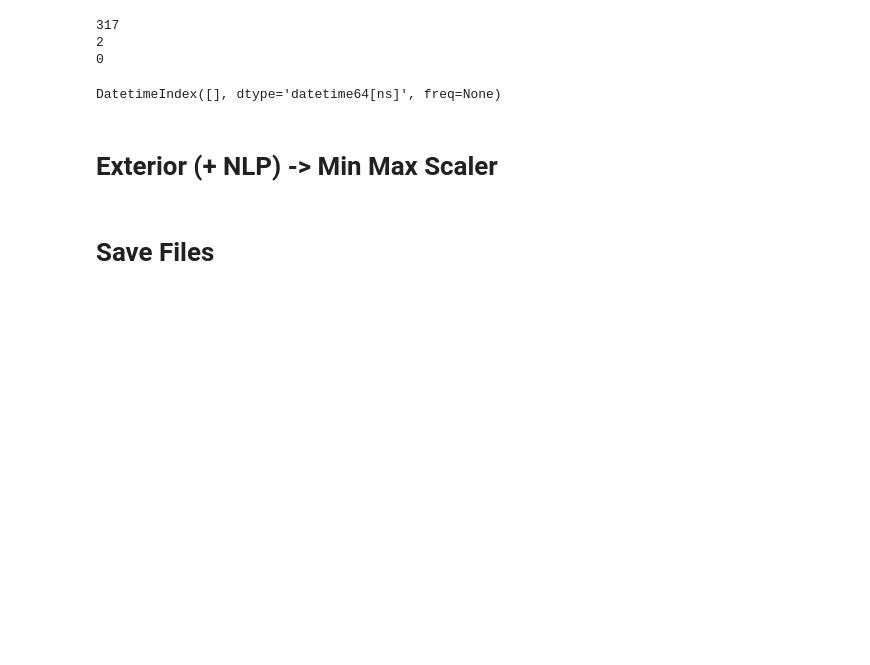
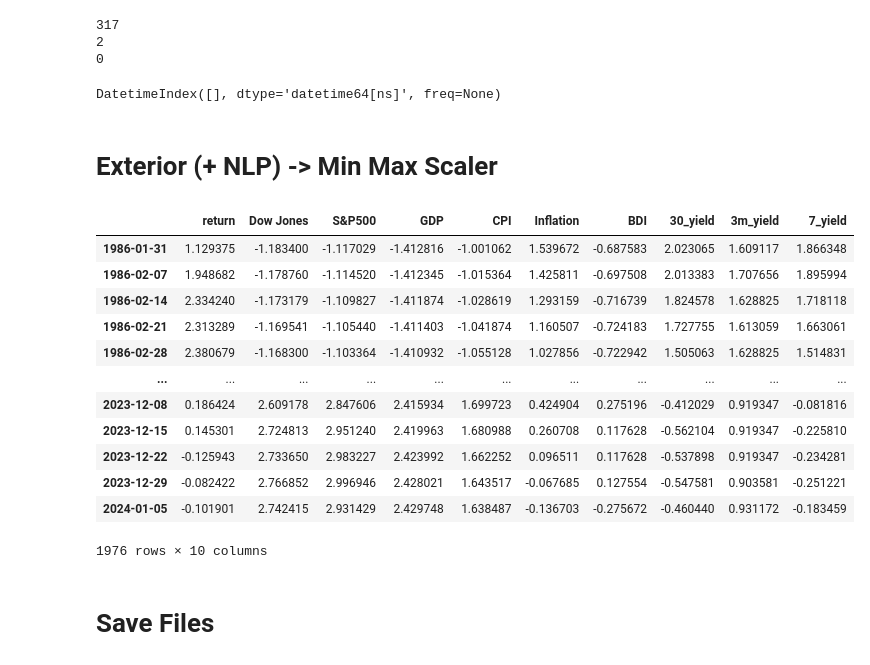
Before and after one commit to kimjuhwan1234/Volatility_Forecasting, a Jupyter notebook: preprocessing.ipynb, the cells around one changed output. Drawn from its saved outputs; the diff is of its cells as text; code cells hidden in the pictures; blank space fills up the shorter version.

```diff
--- a/preprocessing.ipynb
+++ b/preprocessing.ipynb
@@ -668,7 +672,7 @@ test.index = pd.DatetimeIndex(test.index)
 # %%
 concat_list = []
 for i, vol in enumerate(vol_list):
-    concat_list.append(pd.concat([vol, test[['Dow Jones']]], axis=1))
+    concat_list.append(pd.concat([vol, test], axis=1))
     concat_list[i] = concat_list[i].dropna()
 # %%
 from sklearn.preprocessing import StandardScaler
@@ -688,6 +692,22 @@ pca_df = pd.DataFrame(data=X_pca, columns=[f'PCA_{i + 1}' for i in range(X_pca.s
 scaled_test = pd.concat([scaled_test.iloc[:, 0], pca_df], axis=1)
 # %%
 concat_list[4] = scaled_test
+# %%
+concat_list[4]
+# %% [output]
+|  | return | Dow Jones | S&P500 | GDP | CPI | Inflation | BDI | 30_yield | 3m_yield | 7_yield |
+| 1986-01-31 | 1.129375 | -1.183400 | -1.117029 | -1.412816 | -1.001062 | 1.539672 | -0.687583 | 2.023065 | 1.609117 | 1.866348 |
+| 1986-02-07 | 1.948682 | -1.178760 | -1.114520 | -1.412345 | -1.015364 | 1.425811 | -0.697508 | 2.013383 | 1.707656 | 1.895994 |
+| 1986-02-14 | 2.334240 | -1.173179 | -1.109827 | -1.411874 | -1.028619 | 1.293159 | -0.716739 | 1.824578 | 1.628825 | 1.718118 |
+| 1986-02-21 | 2.313289 | -1.169541 | -1.105440 | -1.411403 | -1.041874 | 1.160507 | -0.724183 | 1.727755 | 1.613059 | 1.663061 |
+| 1986-02-28 | 2.380679 | -1.168300 | -1.103364 | -1.410932 | -1.055128 | 1.027856 | -0.722942 | 1.505063 | 1.628825 | 1.514831 |
+| ... | ... | ... | ... | ... | ... | ... | ... | ... | ... | ... |
+| 2023-12-08 | 0.186424 | 2.609178 | 2.847606 | 2.415934 | 1.699723 | 0.424904 | 0.275196 | -0.412029 | 0.919347 | -0.081816 |
+| 2023-12-15 | 0.145301 | 2.724813 | 2.951240 | 2.419963 | 1.680988 | 0.260708 | 0.117628 | -0.562104 | 0.919347 | -0.225810 |
+| 2023-12-22 | -0.125943 | 2.733650 | 2.983227 | 2.423992 | 1.662252 | 0.096511 | 0.117628 | -0.537898 | 0.919347 | -0.234281 |
+| 2023-12-29 | -0.082422 | 2.766852 | 2.996946 | 2.428021 | 1.643517 | -0.067685 | 0.127554 | -0.547581 | 0.903581 | -0.251221 |
+| 2024-01-05 | -0.101901 | 2.742415 | 2.931429 | 2.429748 | 1.638487 | -0.136703 | -0.275672 | -0.460440 | 0.931172 | -0.183459 |
+1976 rows × 10 columns
 # %% [markdown]
 # Save Files
 # %%
```
Also changed, not shown: parts of 4 cells of this notebook, 13 other files.
